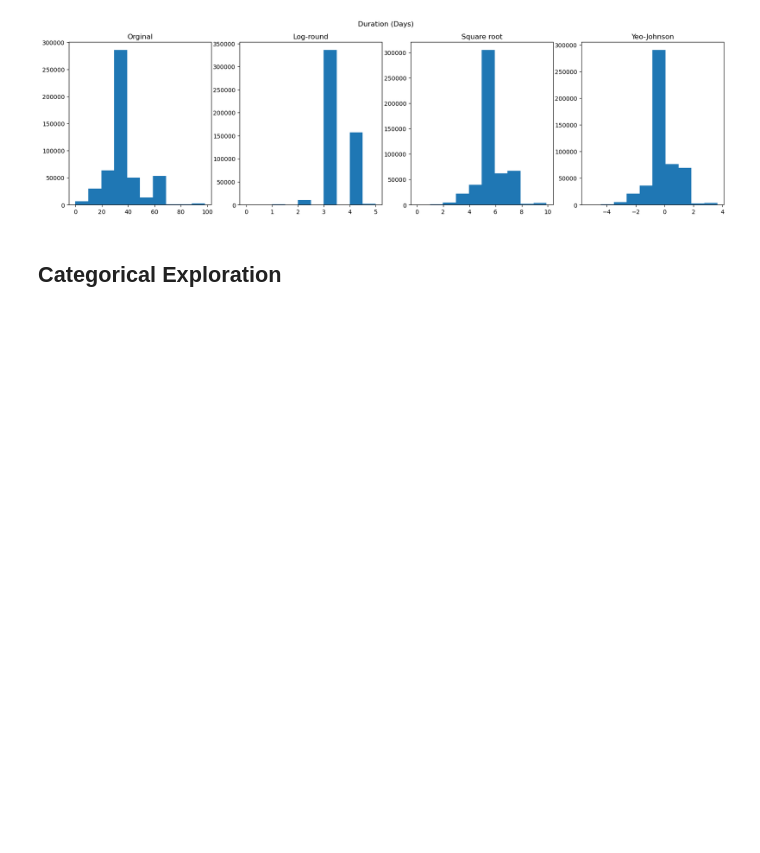
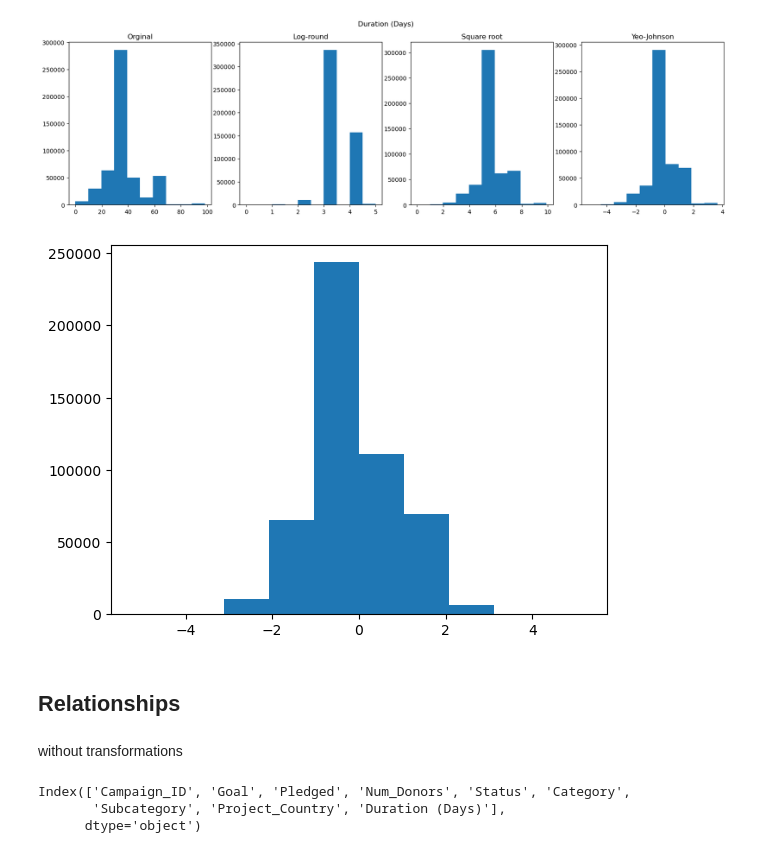
Before and after one commit to SBangarh/Kickstarter_Analysis, a Jupyter notebook: exploratory_analysis.ipynb, the cells around one changed output. Cells and saved outputs as stored; diff of their text form; code cells hidden in the pictures; blank space fills up the shorter version.

```diff
--- a/exploratory_analysis.ipynb
+++ b/exploratory_analysis.ipynb
@@ -634,5 +628,15 @@ plot_histogram(duration, 'Duration (Days)')
 # %% [output]
 [figure]
 [figure]
-# %% [markdown]
-## Categorical Exploration
+# %%
+#check quantile transformer on original
+original_qt = qt.fit_transform(duration['Orginal'].values.reshape(-1, 1))
+
+plt.hist(original_qt)
+plt.show()
+# %% [output]
+[figure, added]
+# %% [markdown]
+## Relationships
+# %% [markdown]
+without transformations
@@ -638,0 +648,6 @@ plot_histogram(duration, 'Duration (Days)')
+# %%
+copy_data.columns
+# %% [output]
+Index(['Campaign_ID', 'Goal', 'Pledged', 'Num_Donors', 'Status', 'Category',
+       'Subcategory', 'Project_Country', 'Duration (Days)'],
+      dtype='object')
```
Also changed, not shown: parts of 10 cells of this notebook.
